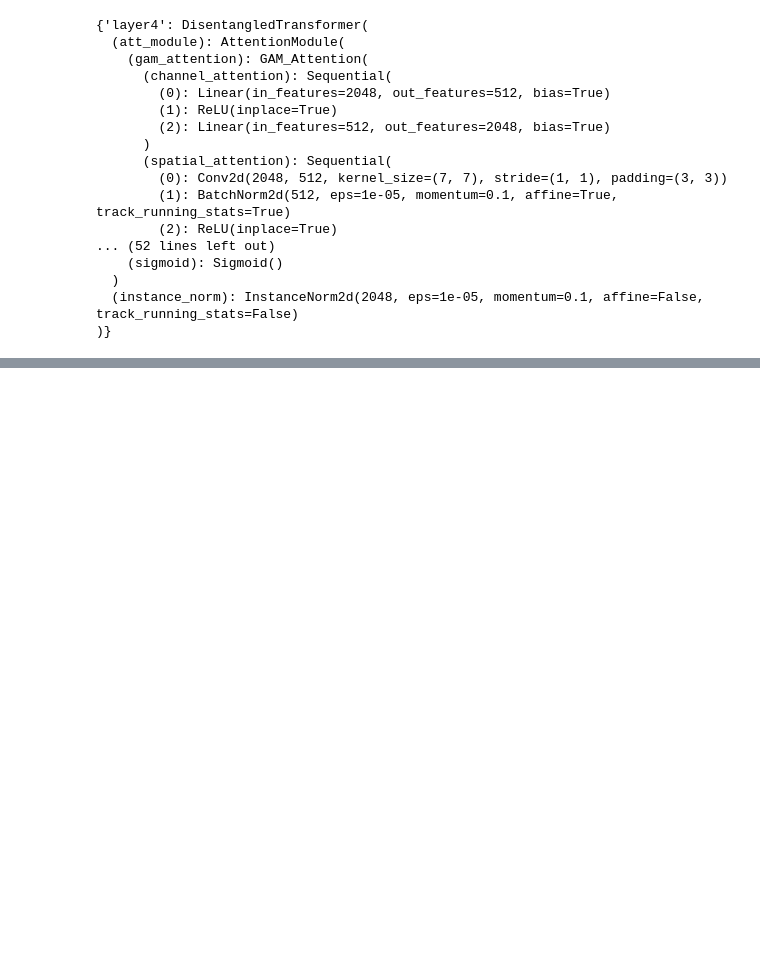
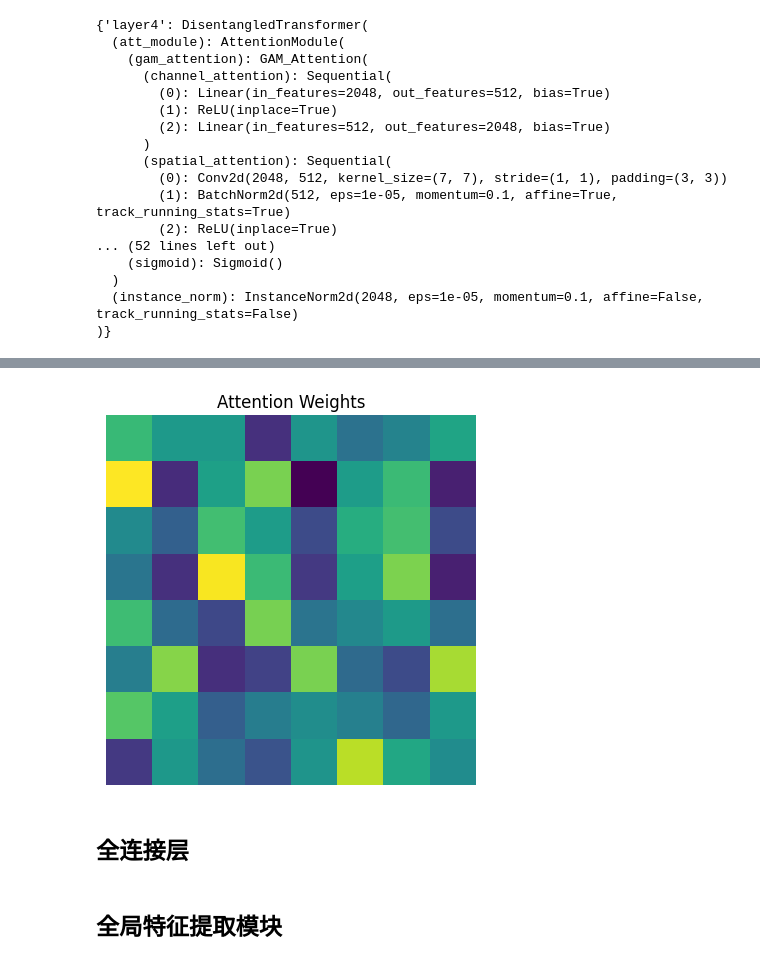
Before and after one commit to Nate-yu/MUR.pytorch, a Jupyter notebook: notebook/testModel.ipynb, the cells around one changed output, grey strips where cells are left out. Cells and saved outputs as stored; diff of their text form; code cells hidden in the pictures; blank space fills up the shorter version.

```diff
--- a/notebook/testModel.ipynb
+++ b/notebook/testModel.ipynb
@@ -571,0 +542,19 @@ print(compositors)
+# %%
+def visualize_attention(attn_weights):
+    # 将注意力权重转换为NumPy数组
+    attn_weights = attn_weights.squeeze().detach().cpu().numpy()
+
+    # 对注意力权重进行平均，得到二维数组
+    avg_attn_weights = attn_weights.mean(axis=0)
+
+    plt.imshow(avg_attn_weights, cmap='viridis')
+    plt.title('Attention Weights')
+    plt.axis('off')
+    plt.show()
+
+# 可视化注意力权重
+visualize_attention(attn_weights[0])
+# %% [output]
+[figure, added]
+# %% [markdown]
+## 全连接层
@@ -571,0 +589,2 @@ print(compositors)
+# %% [markdown]
+## 全局特征提取模块
```
Also changed, not shown: parts of 33 cells of this notebook, 1 other file.
